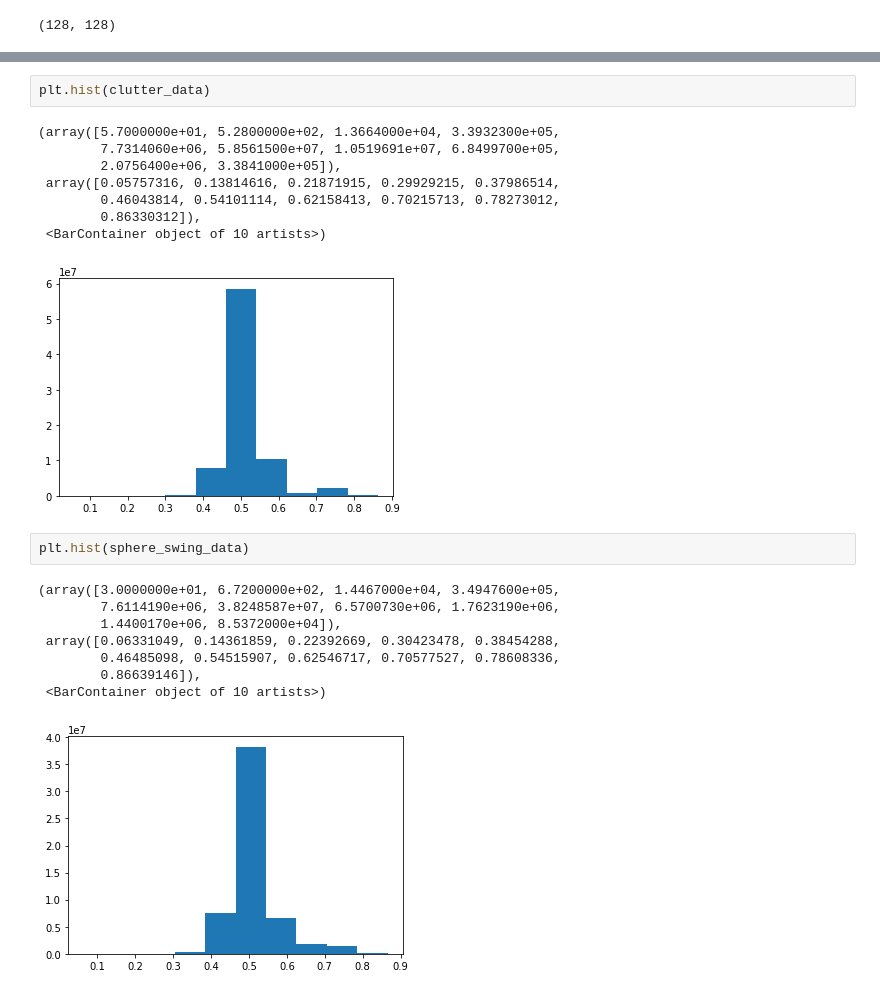
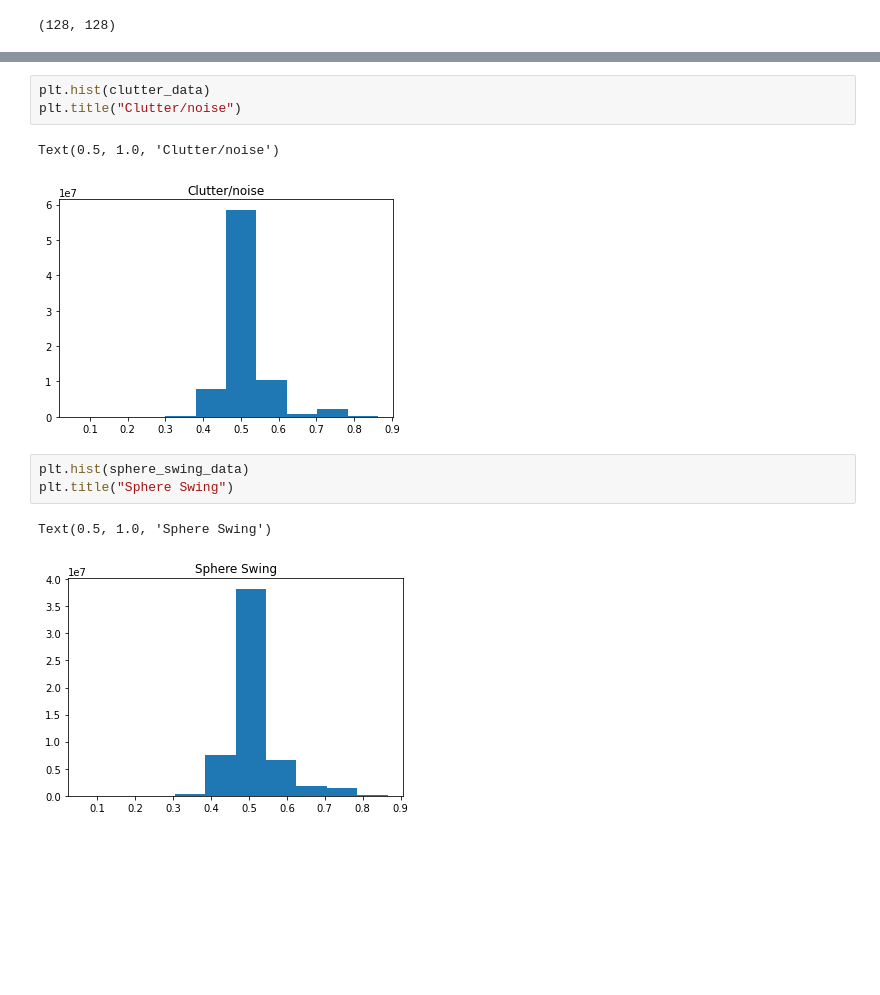
Before and after one commit to nemashy/Masters-Nyasha, a Jupyter notebook: Exploratory Data Analysis.ipynb, the cells around one changed output, grey strips where cells are left out. Cells and saved outputs as stored; diff of their text form; blank space fills up the shorter version.

```diff
--- a/Exploratory Data Analysis.ipynb
+++ b/Exploratory Data Analysis.ipynb
@@ -279,24 +225,14 @@ plt.hist(vehicle_data)
 # %%
 plt.hist(clutter_data)
+plt.title("Clutter/noise")
 # %% [output]
-(array([5.7000000e+01, 5.2800000e+02, 1.3664000e+04, 3.3932300e+05,
-        7.7314060e+06, 5.8561500e+07, 1.0519691e+07, 6.8499700e+05,
-        2.0756400e+06, 3.3841000e+05]),
- array([0.05757316, 0.13814616, 0.21871915, 0.29929215, 0.37986514,
-        0.46043814, 0.54101114, 0.62158413, 0.70215713, 0.78273012,
-        0.86330312]),
- <BarContainer object of 10 artists>)
+Text(0.5, 1.0, 'Clutter/noise')
-[figure, old version]
+[figure, new version]
 # %%
 plt.hist(sphere_swing_data)
+plt.title("Sphere Swing")
 # %% [output]
-(array([3.0000000e+01, 6.7200000e+02, 1.4467000e+04, 3.4947600e+05,
-        7.6114190e+06, 3.8248587e+07, 6.5700730e+06, 1.7623190e+06,
-        1.4400170e+06, 8.5372000e+04]),
- array([0.06331049, 0.14361859, 0.22392669, 0.30423478, 0.38454288,
-        0.46485098, 0.54515907, 0.62546717, 0.70577527, 0.78608336,
-        0.86639146]),
- <BarContainer object of 10 artists>)
+Text(0.5, 1.0, 'Sphere Swing')
-[figure, old version]
+[figure, new version]
 # %%
 plt.hist(walking_2_data)
```
Also changed, not shown: parts of 18 cells of this notebook, 1 other file.
